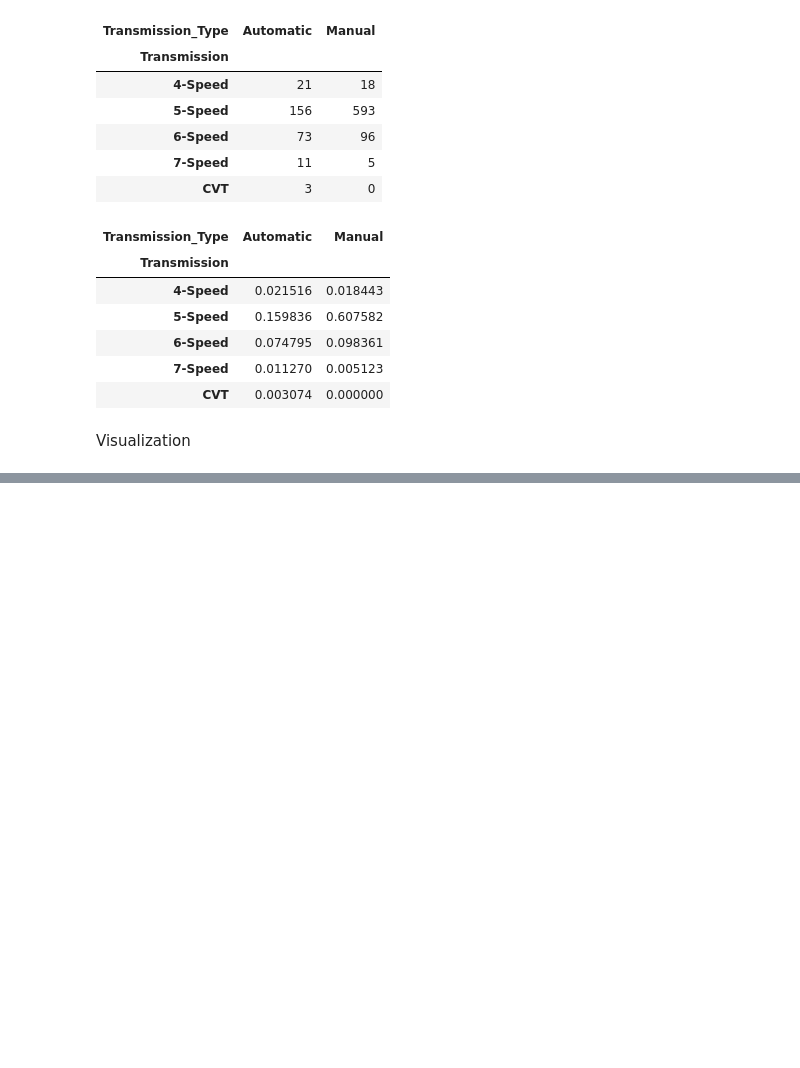
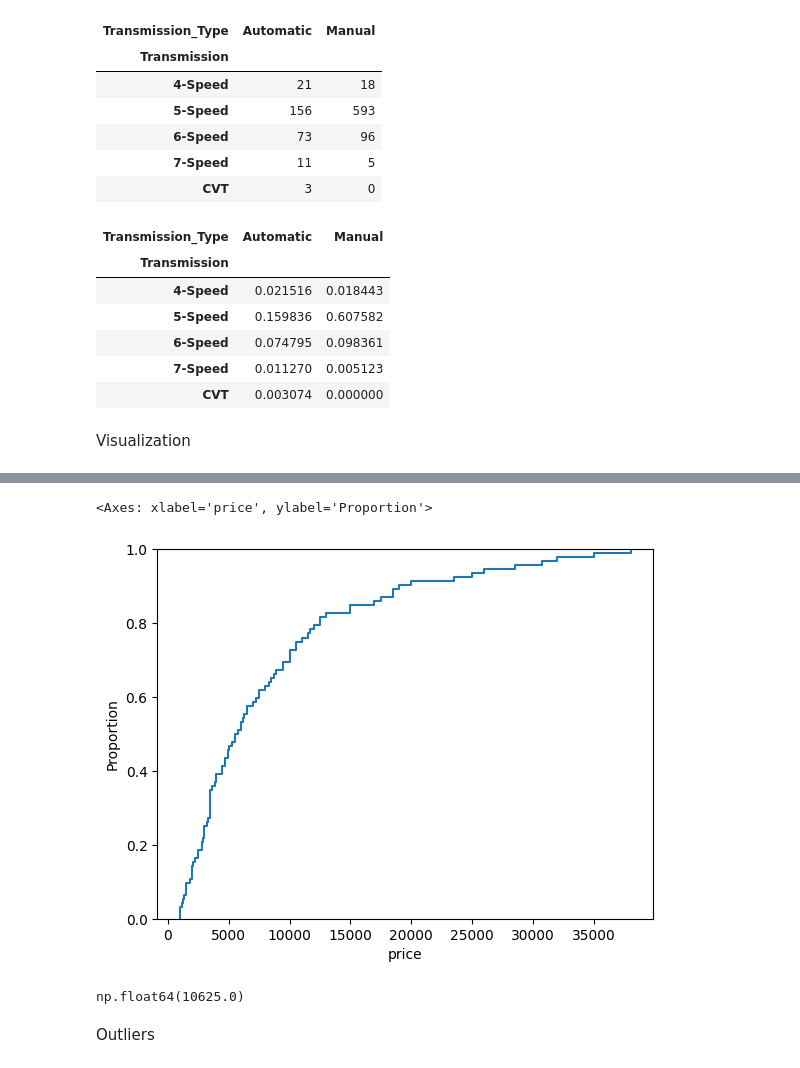
Before and after one commit to AngelikaBaloy/scratchpad, a Jupyter notebook: DS3001_1_27.ipynb, the cells around one changed output, grey strips where cells are left out. Cells and saved outputs as stored; diff of their text form; code cells hidden in the pictures; blank space fills up the shorter version.

```diff
--- a/DS3001_1_27.ipynb
+++ b/DS3001_1_27.ipynb
@@ -231,0 +267,14 @@ Visualization
+# %%
+sns.ecdfplot(df4['price']) # reading proportions at and below numbers
+# cumulative distributions
+# less ambiguity than kde plot
+# you can start thinking about the median (50% above/below) and whatever your heart desires
+# %% [output]
+<Axes: xlabel='price', ylabel='Proportion'>
+[figure, added]
+# %%
+np.quantile(df4['price'], .75) # gives 75th %ile
+# %% [output]
+np.float64(10625.0)
+# %% [markdown]
+Outliers
```
Also changed, not shown: parts of 5 cells of this notebook.
